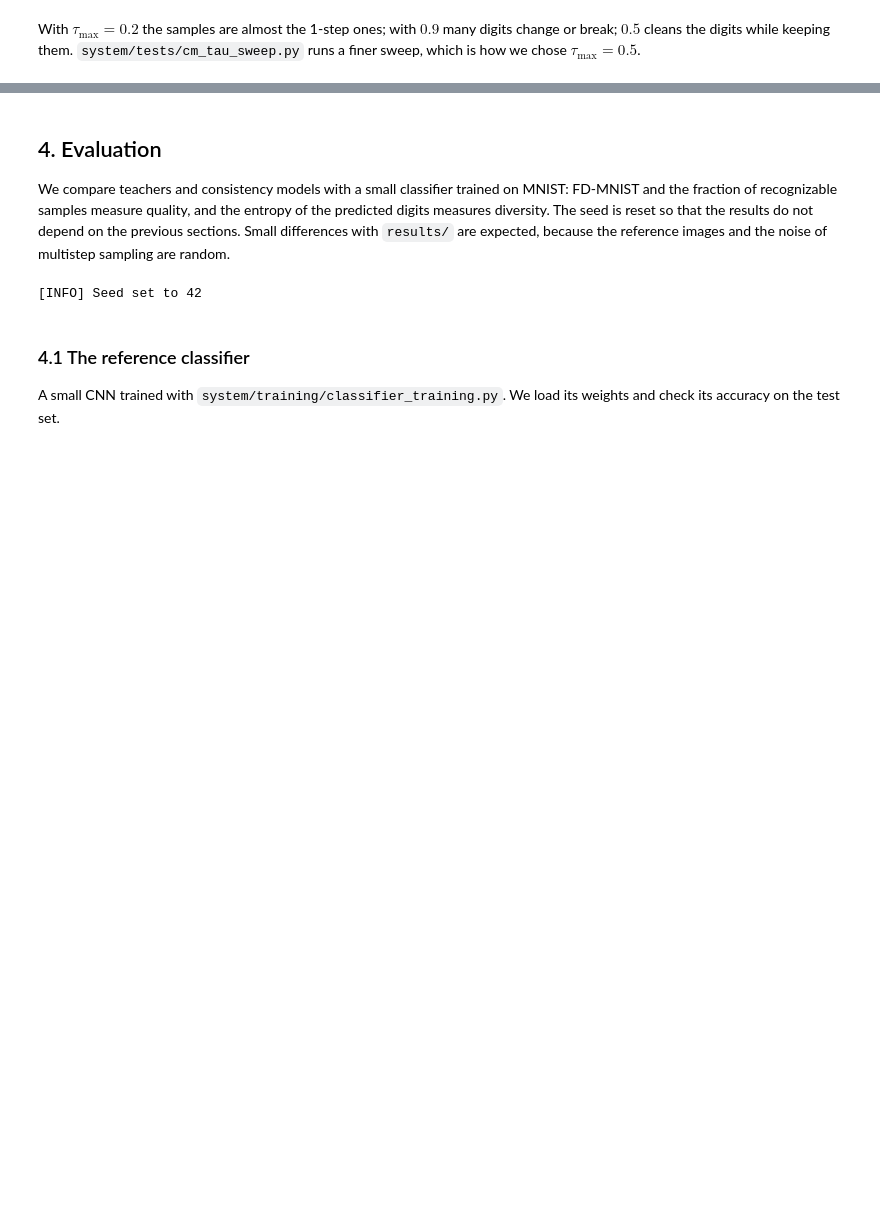
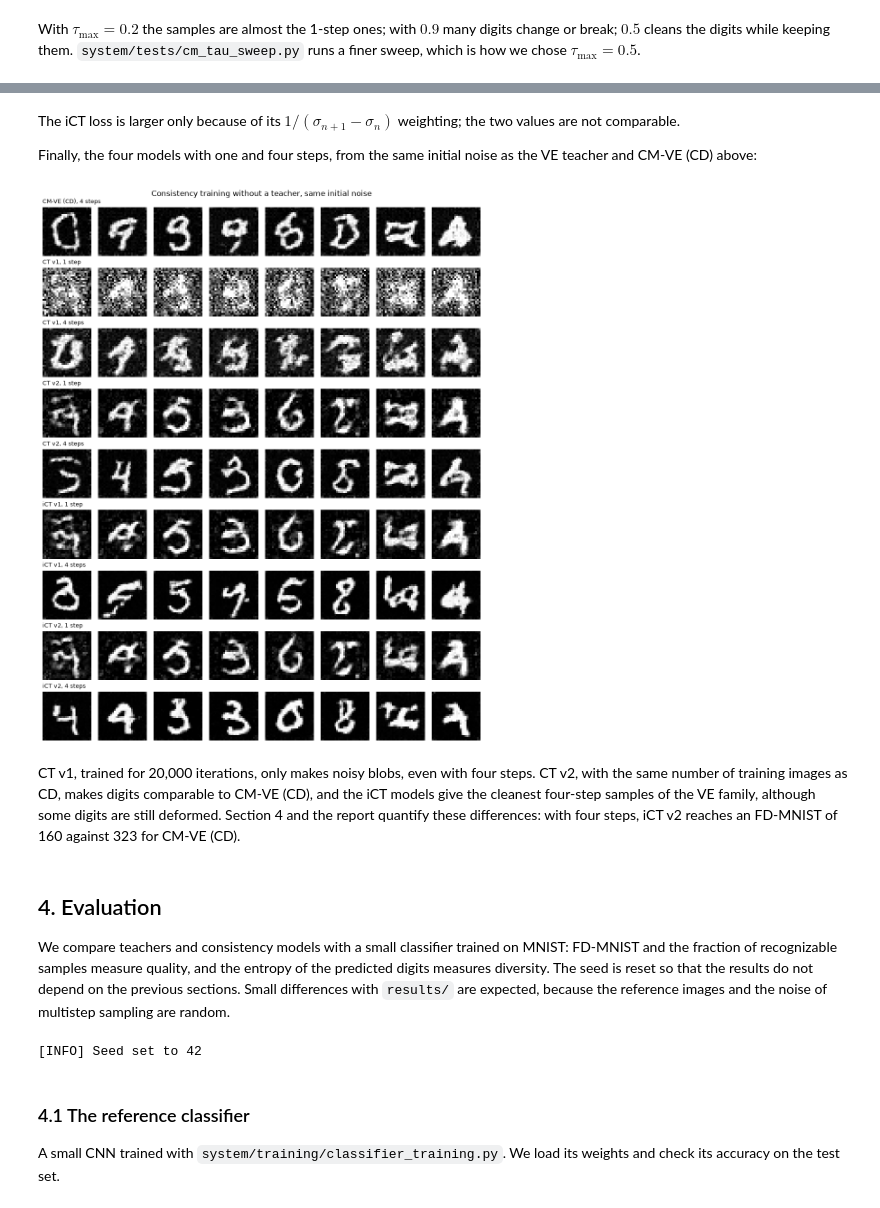
Before and after one commit to ibon44/Consistency_model_genai, a Jupyter notebook: notebook/tutorial.ipynb, the cells around one changed output, grey strips where cells are left out. Cells and saved outputs as stored; diff of their text form; code cells hidden in the pictures; blank space fills up the shorter version.

```diff
--- a/notebook/tutorial.ipynb
+++ b/notebook/tutorial.ipynb
@@ -477,3 +617,24 @@ chose $\tau_\text{max} = 0.5$.
+# %% [markdown]
+The iCT loss is larger only because of its $1 / (\sigma_{n+1} - \sigma_n)$
+weighting; the two values are not comparable.
+
+Finally, the four models with one and four steps, from the same initial noise as
+the VE teacher and CM-VE (CD) above:
+# %%
+rows = {"CM-VE (CD), 4 steps": cm_generate(cm_ve, ve, x_T_ve, 4)}
+for name, cm in ct_models.items():
+    for n_steps in [1, 4]:
+        rows[f"{name}, {n_steps} step{'s' if n_steps > 1 else ''}"] = cm_generate(cm, ve, x_T_ve, n_steps)
+show_rows(rows, "Consistency training without a teacher, same initial noise")
+# %% [output]
+[figure, added]
+# %% [markdown]
+CT v1, trained for 20,000 iterations, only makes noisy blobs, even with four
+steps. CT v2, with the same number of training images as CD, makes digits
+comparable to CM-VE (CD), and the iCT models give the cleanest four-step samples
+of the VE family, although some digits are still deformed. Section 4 and the
+report quantify these differences: with four steps, iCT v2 reaches an FD-MNIST of
+160 against 323 for CM-VE (CD).
 # %% [markdown]
 ## 4. Evaluation
 
```
Also changed, not shown: parts of 22 cells of this notebook, 2 other files.
